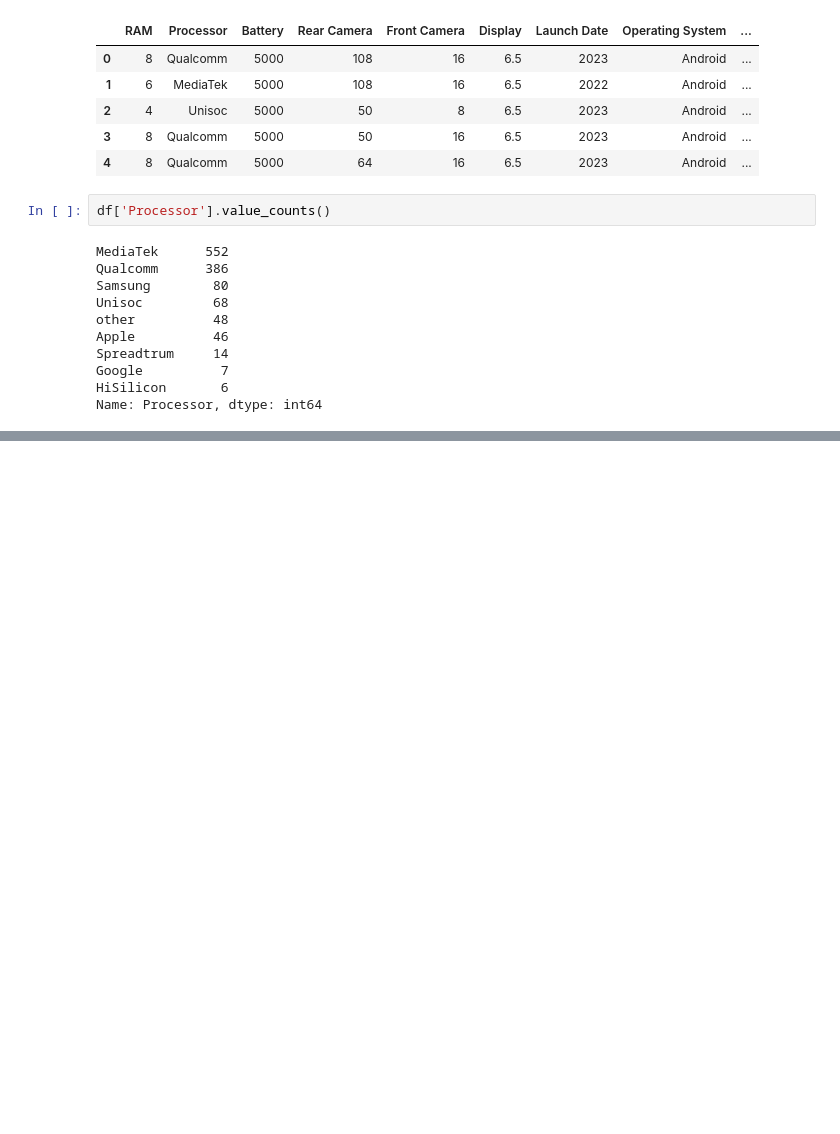
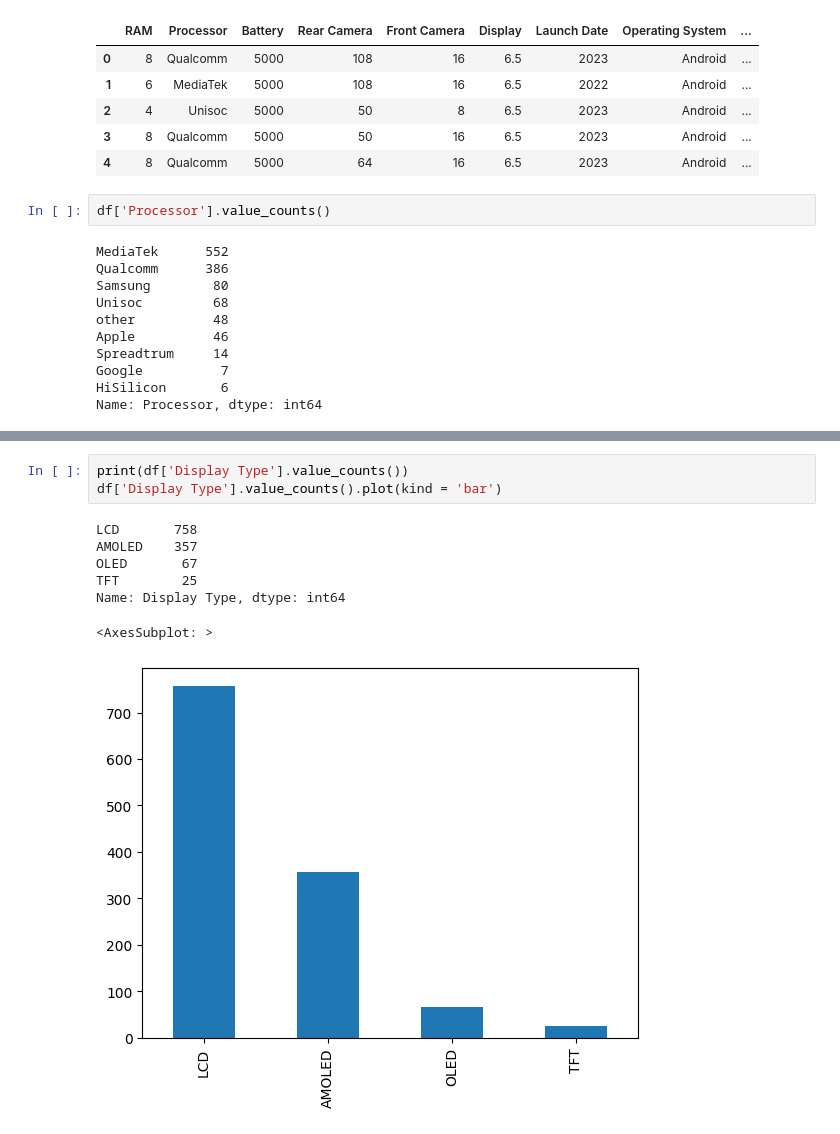
Before and after one commit to Shiv-D-Coder/Gadget-Price-Prediction, a Jupyter notebook: Pages/Mobile_model.ipynb, the cells around one changed output, grey strips where cells are left out. Drawn from its saved outputs; the diff is of its cells as text; blank space fills up the shorter version.

```diff
--- a/Pages/Mobile_model.ipynb
+++ b/Pages/Mobile_model.ipynb
@@ -240,0 +332,11 @@ Name: Processor, dtype: int64
+# %%
+print(df['Display Type'].value_counts())
+df['Display Type'].value_counts().plot(kind = 'bar')
+# %% [output]
+LCD       758
+AMOLED    357
+OLED       67
+TFT        25
+Name: Display Type, dtype: int64
+<AxesSubplot: >
+[figure, added]
```
Also changed, not shown: parts of 34 cells of this notebook, 3 other files.
